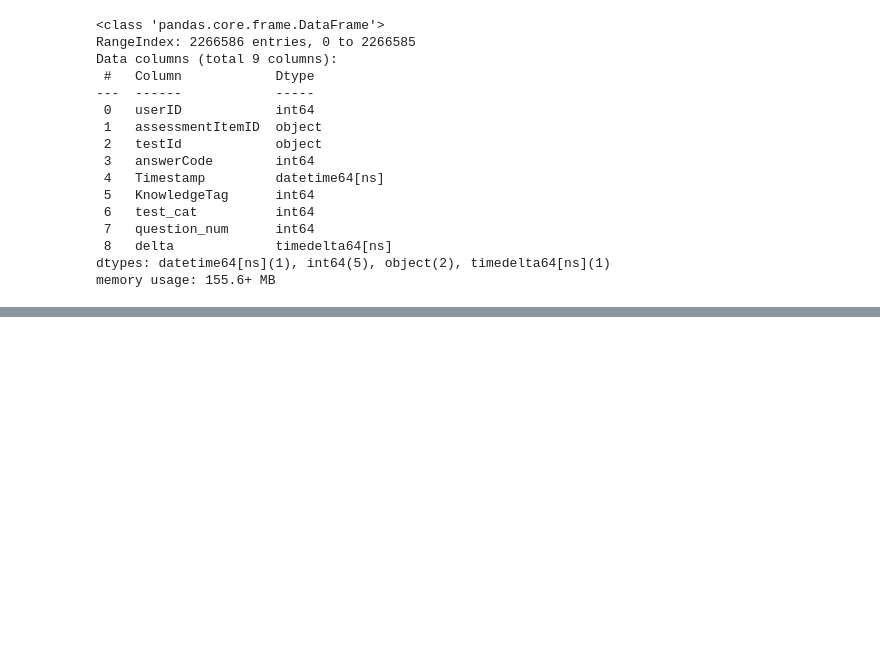
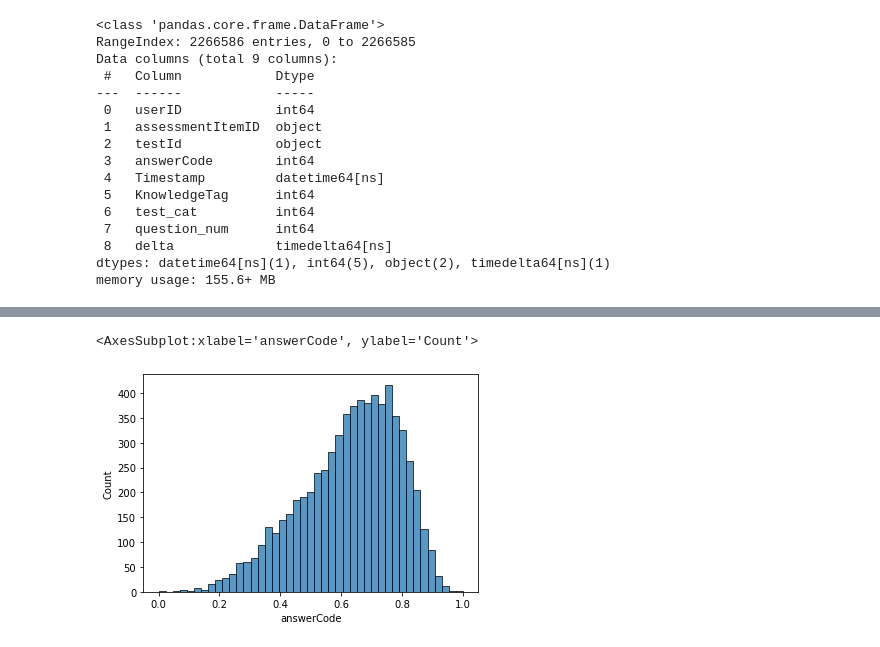
Before and after one commit to bcaitech1/p4-dkt-dkdkt, a Jupyter notebook: jaepil/eda.ipynb, the cells around one changed output, grey strips where cells are left out. Saved outputs shown, nothing was run; the diff lists cells and outputs as text; code cells hidden in the pictures; blank space fills up the shorter version.

```diff
--- a/jaepil/eda.ipynb
+++ b/jaepil/eda.ipynb
@@ -328,0 +362,6 @@ memory usage: 155.6+ MB
+# %%
+# 학생별 정답률
+sns.histplot(data=stu_groupby_agg.answerCode)
+# %% [output]
+<AxesSubplot:xlabel='answerCode', ylabel='Count'>
+[figure, added]
```
Also changed, not shown: parts of 27 cells of this notebook.
